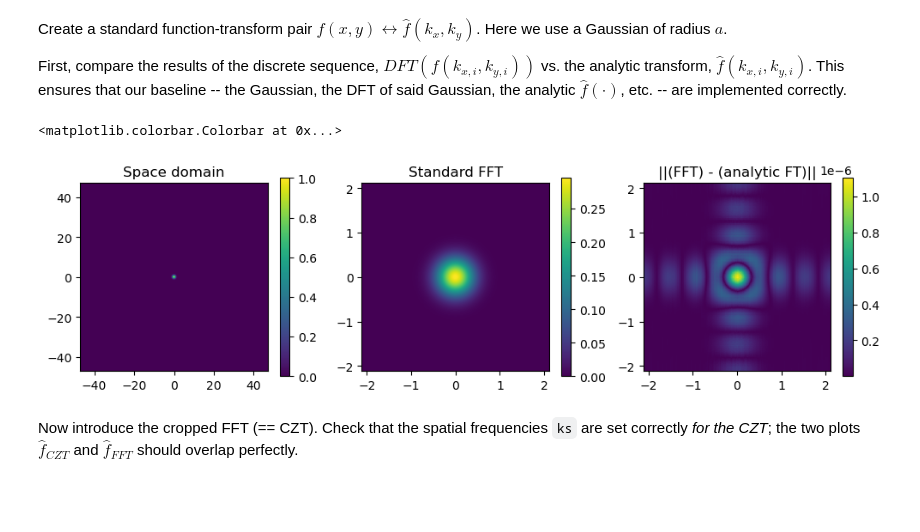
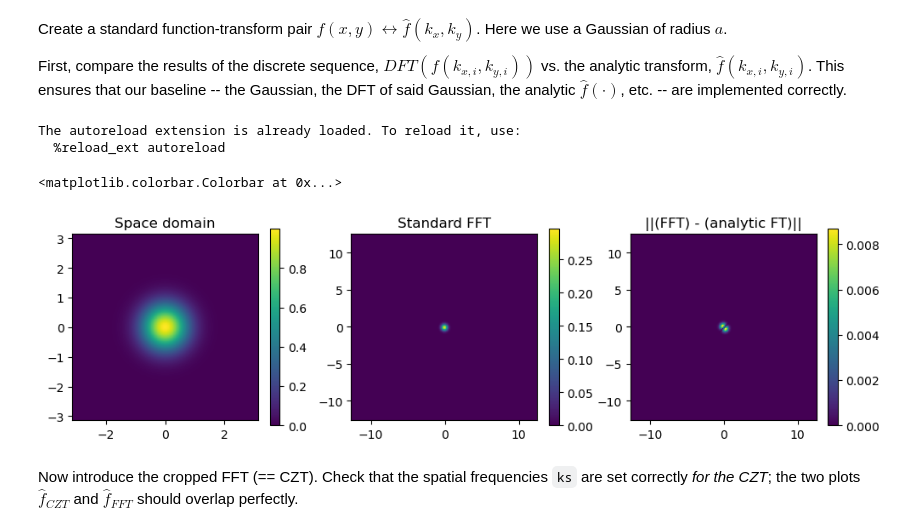
Before and after one commit to Biomedical-Imaging-Group/psf_generator, a Jupyter notebook: src/czt_debug.ipynb, the cells around one changed output. Drawn from its saved outputs; the diff is of its cells as text; code cells hidden in the pictures; blank space fills up the shorter version.

```diff
--- a/src/czt_debug.ipynb
+++ b/src/czt_debug.ipynb
@@ -7,46 +7,51 @@ First, compare the results of the discrete sequence, $DFT(f(k_{x,i}, k_{y,i}))$
 # %%
 import torch
 import matplotlib.pyplot as plt
-from utils.czt import custom_fft2
+from utils.czt import custom_fft2, custom_ifft2
 from torch.fft import fft2, fftshift, ifftshift, fftfreq
 
+%load_ext autoreload
+%autoreload 2
+
 # primal gaussian
-R = torch.pi * 15.0
+R = torch.pi * 1.0
 a = 1.3
-N = 401
+N = 40*4
 
 # space domain gaussian
 x = torch.linspace(-R, R, N)
 dx = x[1] - x[0]
 xx, yy = torch.meshgrid(x, x, indexing='ij')
-fs = torch.exp(-(xx ** 2 + yy ** 2) * a ** 2)
+fs = torch.exp(-(xx ** 2 + yy ** 2) * a ** 2)# * (xx ** 2 + yy ** 2 <= R ** 2)
 
 # frequency domain gaussian, analytic
 kx = fftshift(fftfreq(len(x), dx))
 kxx, kyy = torch.meshgrid(kx, kx, indexing='ij')
 transform_an = lambda kxx, kyy: 1.0 / (2.0 * a ** 2) * torch.exp(-(kxx**2 + kyy**2) * (torch.pi / a) ** 2)
 
 # compute numeric FFT and analytic FT
 Fs = fftshift(fft2(ifftshift(fs))) * dx ** 2 /  (2.0 * torch.pi)
 Fs_an = transform_an(kxx, kyy)
 
 
 plt.figure(figsize=(12,3))
 plt.subplot(131)
 plt.imshow(fs, extent=[x[0], x[-1], x[0], x[-1]])
 plt.title("Space domain")
 plt.colorbar()
 plt.subplot(132)
 plt.imshow(torch.abs(Fs), extent=[kx[0], kx[-1], kx[0], kx[-1]])
 plt.title("Standard FFT")
 plt.colorbar()
 plt.subplot(133)
 plt.imshow(torch.abs(Fs_an - Fs), extent=[kx[0], kx[-1], kx[0], kx[-1]])
 plt.title("||(FFT) - (analytic FT)||")
 plt.colorbar()
 # %% [output]
-<matplotlib.colorbar.Colorbar at 0x...>
+The autoreload extension is already loaded. To reload it, use:
+  %reload_ext autoreload
+<matplotlib.colorbar.Colorbar at 0x...>
-[figure, old version]
+[figure, new version]
 # %% [markdown]
 Now introduce the cropped FFT (== CZT). Check that the spatial frequencies `ks` are set correctly _for the CZT_; the two plots $\hat{f}_{CZT}$ and $\hat{f}_{FFT}$ should overlap perfectly.
 # %%
```
Also changed, not shown: parts of 8 cells of this notebook, 4 other files.
